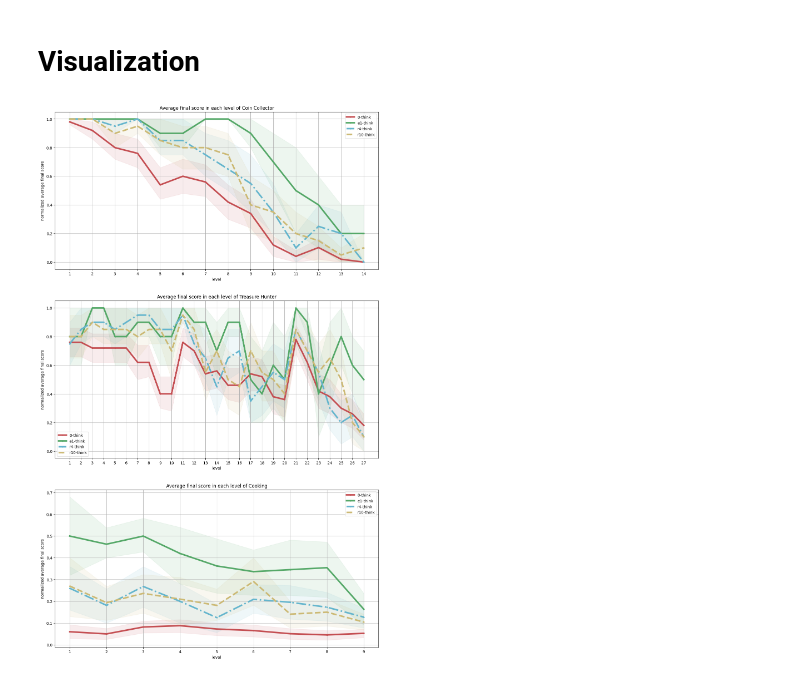
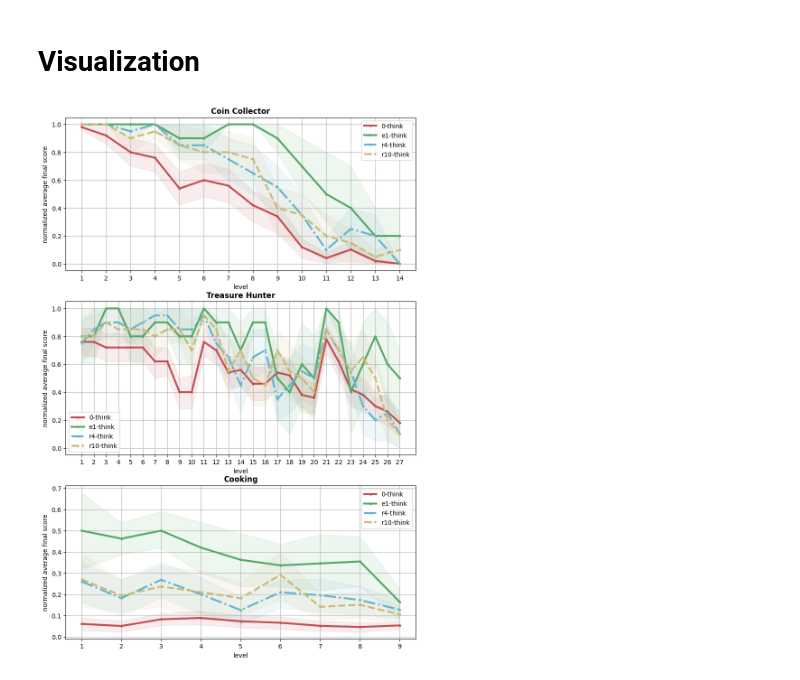
Before and after one commit to MizuGreg/LLMs-Play-Textual-Games, a Jupyter notebook: Code/Experiments/Experiment6_NThinkComplexGames.ipynb, the cells around one changed output. Drawn from its saved outputs; the diff is of its cells as text; code cells hidden in the pictures.

Commit message:
refined experiments 6 and 7

```diff
--- a/Code/Experiments/Experiment6_NThinkComplexGames.ipynb
+++ b/Code/Experiments/Experiment6_NThinkComplexGames.ipynb
@@ -209,11 +209,3 @@ import matplotlib.pyplot as plt
 import seaborn as sns
 import pandas as pd
 from scipy.stats import bootstrap
-# %%
-for n in ["0", "r4", "r10"]:
-    for game in levels.keys():
-        for level in range(1, levels[game]+1):
-            results_all_seeds = []
-            with open(f"./Experiment {exp_number}/{n}think_{game}_level{level}.pickle", "rb") as f:
-                results_all_seeds = pickle.load(f)
-                print(f"{n}think_{game}_level{level}", len(results_all_seeds))
@@ -289,41 +263,41 @@ for n in models:
 # %% [markdown]
 # Visualization
 # %%
-figsize=(15,25)
+figsize=(10,15)
 # %%
 custom_palette = ['#c44e52', '#55a868', '#64b5cd', '#ccb974']
 custom_linestyles = ["-", "-", "-.", "--"]
 # %%
 # %%%%% SCORE %%%%%
 
 fig, axes = plt.subplots(3,1, figsize=figsize)
 prettified_names = {"coin_collector": "Coin Collector", "cooking": "Cooking", "treasure_hunter": "Treasure Hunter"}
 
 for i, game in enumerate(final_arrays_scores.keys()):
     ax = axes[i]
     x = list(range(1, levels[game]+1))
     for j, model in enumerate(models):
         y, y_ci = final_arrays_scores[game][model]
 
         ax.fill_between(x,
                         np.clip([k[0] for k in y_ci], 0, 1),
                         np.clip([k[1] for k in y_ci], 0, 1),
                         alpha=0.1,
                         color=custom_palette[j])
 
-        ax.plot(x, y, label=f"{model}-think", marker=".", linestyle=custom_linestyles[j], linewidth=4, color=custom_palette[j])
+        ax.plot(x, y, label=f"{model}-think", marker=".", linestyle=custom_linestyles[j], linewidth=3, color=custom_palette[j])
 
     ax.set_xlabel('level')
     ax.set_ylabel('normalized average final score')
-    ax.set_title(f"Average final score in each level of {prettified_names[game]}")
+    ax.set_title(f"{prettified_names[game]}", weight="bold")
     ax.legend()
 
     ax.set_xticks(x)
     ax.grid()
 
 plt.show()
 # %% [output]
-[figure, old version]
+[figure, new version]
 # %%
 # %%%%% EXECUTION TIME %%%%%
 fig, axes = plt.subplots(3,1, figsize=figsize)
```
Also changed, not shown: parts of 2 cells of this notebook, 2 other files.
